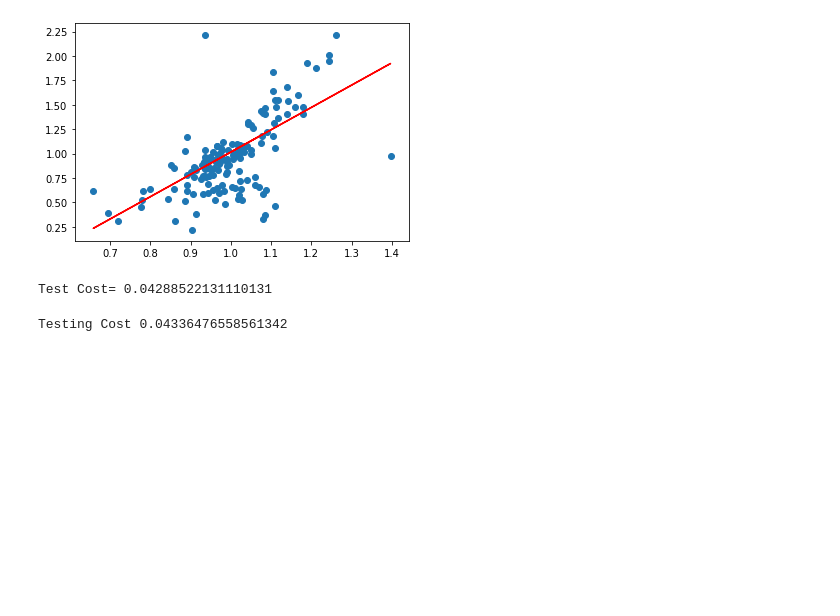
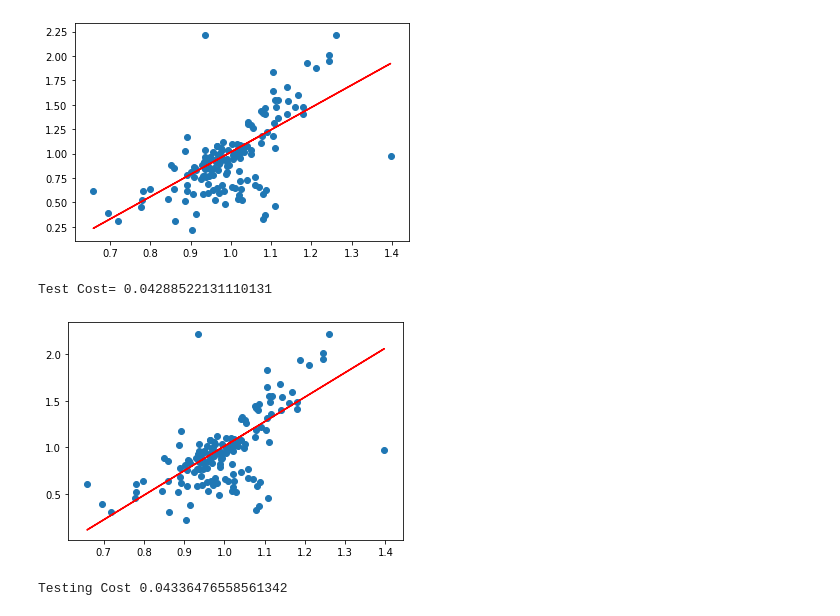
Before and after one commit to epjonnadula/Deep-Learning, a Jupyter notebook: Linear_Regression.ipynb, the cells around one changed output. Drawn from its saved outputs; the diff is of its cells as text; code cells hidden in the pictures; blank space fills up the shorter version.

```diff
--- a/Linear_Regression.ipynb
+++ b/Linear_Regression.ipynb
@@ -110,8 +110,11 @@ Test Cost= 0.04288522131110131
 # %%
 reg = LinearRegression()
 reg.fit(train_x, train_y)
 predict_y = reg.predict(test_x)
-
+plt.scatter(test_x[:,-1],test_y)
+plt.plot(test_x[:,-1],predict_y,color='red')
+plt.show()
 print("Testing Cost",cost(predict_y,test_y))
 # %% [output]
+[figure, added]
 Testing Cost 0.04336476558561342
```
